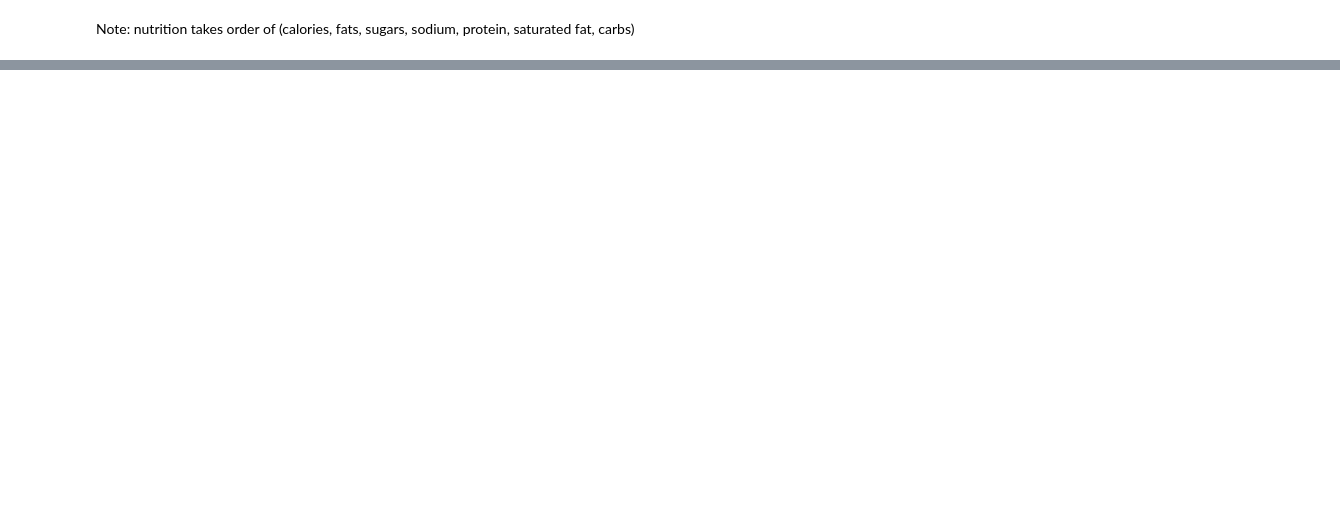
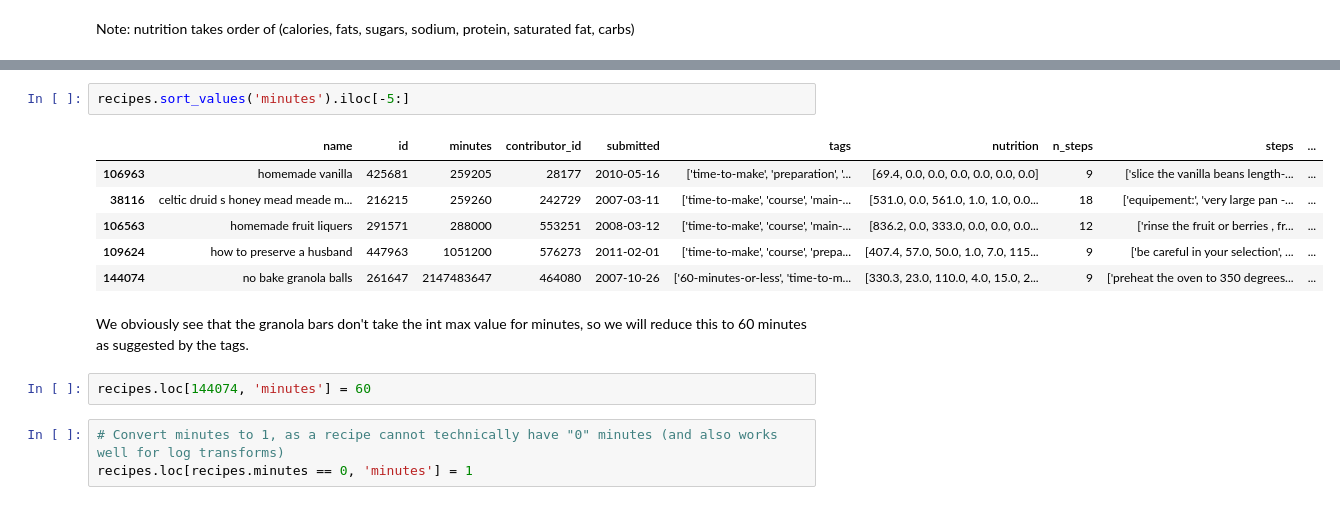
Before and after one commit to alexander-jensen/FoodRecipesAnalysis, a Jupyter notebook: Recipe_data_exploration.ipynb, the cells around one changed output, grey strips where cells are left out. Drawn from its saved outputs; the diff is of its cells as text; blank space fills up the shorter version.

Commit message:
Added publish analysis and Minutes analysis

```diff
--- a/Recipe_data_exploration.ipynb
+++ b/Recipe_data_exploration.ipynb
@@ -29,0 +46,16 @@ Note: nutrition takes order of (calories, fats, sugars, sodium, protein, saturat
+# %%
+recipes.sort_values('minutes').iloc[-5:]
+# %% [output]
+|  | name | id | minutes | contributor_id | submitted | tags | nutrition | n_steps | steps | ... |
+| 106963 | homemade vanilla | 425681 | 259205 | 28177 | 2010-05-16 | ['time-to-make', 'preparation', '... | [69.4, 0.0, 0.0, 0.0, 0.0, 0.0, 0.0] | 9 | ['slice the vanilla beans length-... | ... |
+| 38116 | celtic druid s honey mead meade m... | 216215 | 259260 | 242729 | 2007-03-11 | ['time-to-make', 'course', 'main-... | [531.0, 0.0, 561.0, 1.0, 1.0, 0.0... | 18 | ['equipement:', 'very large pan -... | ... |
+| 106563 | homemade fruit liquers | 291571 | 288000 | 553251 | 2008-03-12 | ['time-to-make', 'course', 'main-... | [836.2, 0.0, 333.0, 0.0, 0.0, 0.0... | 12 | ['rinse the fruit or berries , fr... | ... |
+| 109624 | how to preserve a husband | 447963 | 1051200 | 576273 | 2011-02-01 | ['time-to-make', 'course', 'prepa... | [407.4, 57.0, 50.0, 1.0, 7.0, 115... | 9 | ['be careful in your selection', ... | ... |
+| 144074 | no bake granola balls | 261647 | 2147483647 | 464080 | 2007-10-26 | ['60-minutes-or-less', 'time-to-m... | [330.3, 23.0, 110.0, 4.0, 15.0, 2... | 9 | ['preheat the oven to 350 degrees... | ... |
+# %% [markdown]
+We obviously see that the granola bars don't take the int max value for minutes, so we will reduce this to 60 minutes as suggested by the tags.
+# %%
+recipes.loc[144074, 'minutes'] = 60
+# %%
+# Convert minutes to 1, as a recipe cannot technically have "0" minutes (and also works well for log transforms)
+recipes.loc[recipes.minutes == 0, 'minutes'] = 1
```
Also changed, not shown: parts of 27 cells of this notebook.
